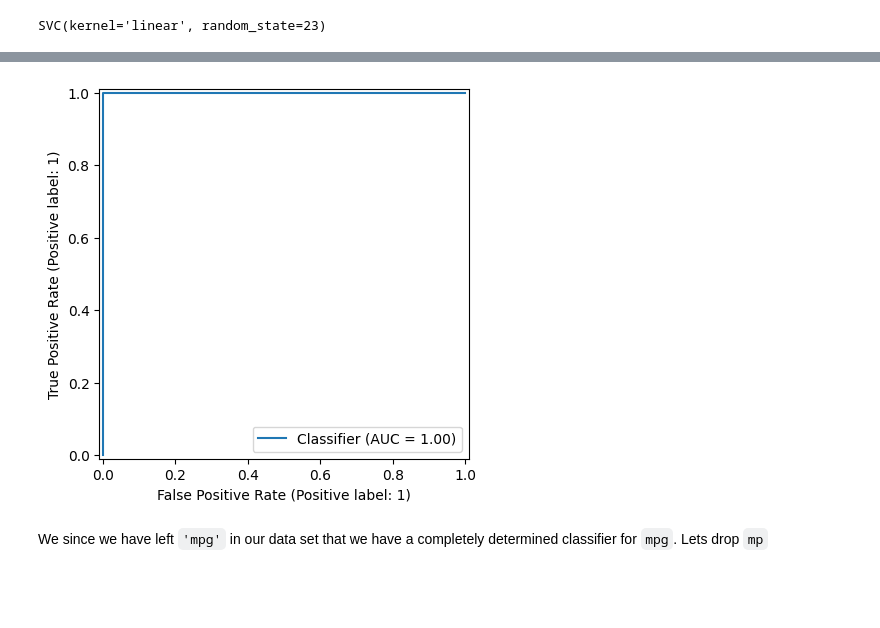
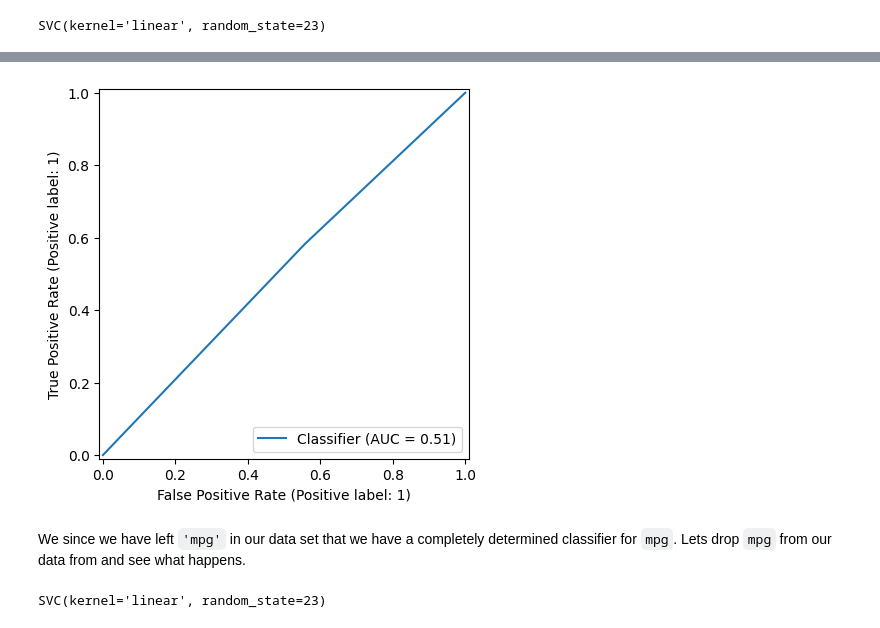
Before and after one commit to alexanderneva/s541a2, a Jupyter notebook: Untitled.ipynb, the cells around one changed output, grey strips where cells are left out. Saved outputs shown, nothing was run; the diff lists cells and outputs as text; code cells hidden in the pictures; blank space fills up the shorter version.

```diff
--- a/Untitled.ipynb
+++ b/Untitled.ipynb
@@ -326,6 +329,13 @@ roc_auc_score(a,y_test)
 # %%
-RocCurveDisplay.from_predictions(y_test,a);
+RocCurveDisplay.from_predictions(predictions,y_test);
 # %% [output]
-[figure, old version]
+[figure, new version]
 # %% [markdown]
-We since we have left `'mpg'` in our data set that we have a completely determined classifier for `mpg`. Lets drop `mp`
+We since we have left `'mpg'` in our data set that we have a completely determined classifier for `mpg`. Lets drop `mpg` from our data from and see what happens.
+# %%
+X = auto.drop('mpg',axis=1)
+X_train, X_test, y_train, y_test = train_test_split(X,test,test_size=0.2)
+svm_linear = SVC(kernel = 'linear',random_state=23)
+svm_linear.fit(X_train, y_train)
+# %% [output]
+SVC(kernel='linear', random_state=23)
```
Also changed, not shown: parts of 17 cells of this notebook.
